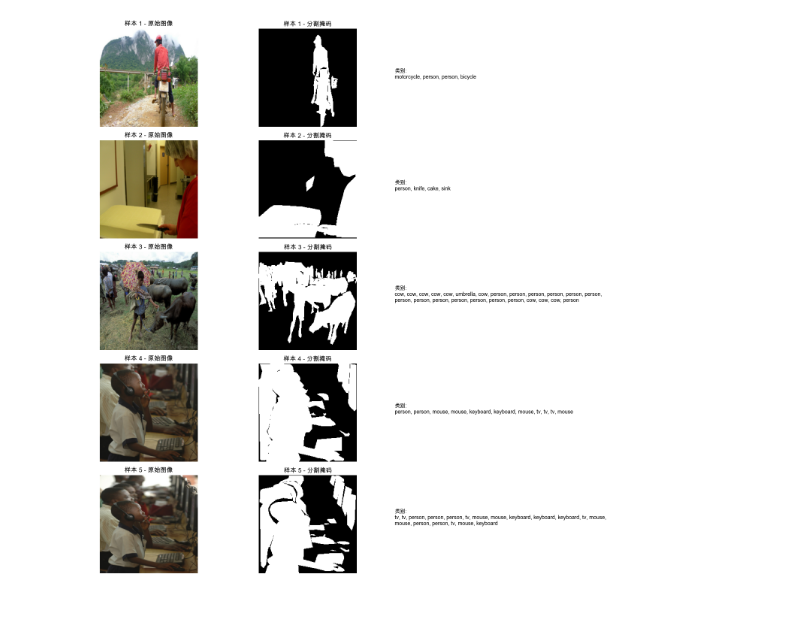
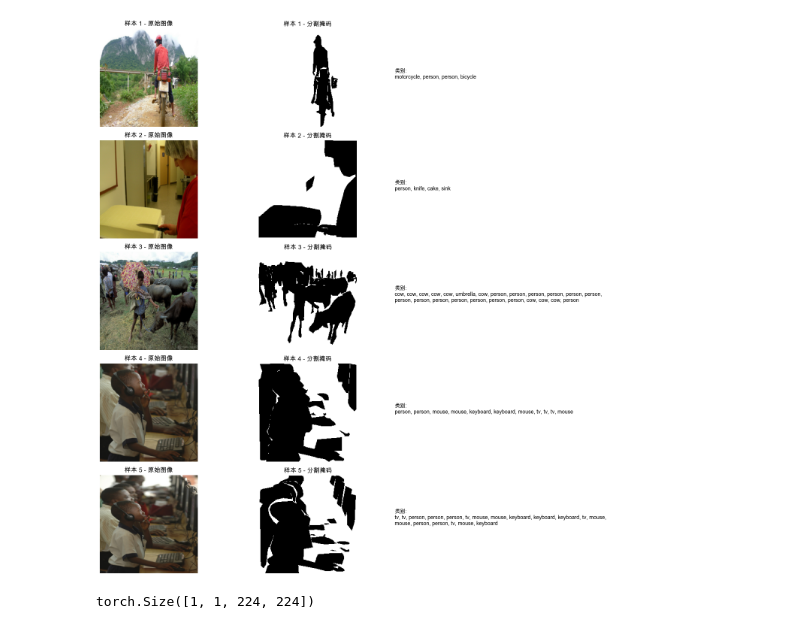
Before and after one commit to JiangZiyang0120/DeepLearning, a Jupyter notebook: models/co_salient.ipynb, the cells around one changed output. Saved outputs shown, nothing was run; the diff lists cells and outputs as text; code cells hidden in the pictures.

```diff
--- a/models/co_salient.ipynb
+++ b/models/co_salient.ipynb
@@ -30,9 +30,23 @@ class BCE_IoU_Loss(nn.Module):
         return total_loss
 # %%
 # 获得编码器的预训练版本
-import clip
+import local_clip
+import os
+import torch
+from pycocotools.coco import COCO
+from PIL import Image
 
 device = "mps" if torch.mps.is_available() else "cpu"
-pretrained_encoder, preprocess = clip.load("ViT-B/32", device=device)
+encoder, preprocess = local_clip.load("ViT-B/16", device=device)
 
-print(pretrained_encoder)
+image = preprocess(Image.open("../cocoseg/train2017/000000000009.jpg")).unsqueeze(0).to(device)
+
+# 我们修改了 local_clip，使得 encode_image 可以返回最后一层 transformer 的 feature_map
+with torch.no_grad():
+    image, feature_map = encoder.encode_image(image)
+
+# 特征向量
+print(image.shape)
+# Transformer 特征图
+# Patches = 197 = (224/16)^2 + 1
+print(feature_map.shape)
@@ -185,33 +199,33 @@ def visualize_samples(dataset, num_samples=5):
         # 转换为numpy格式用于显示
         image = image.permute(1, 2, 0).numpy()
         combined_mask = torch.any(masks > 0.5, dim=0).float().numpy()
 
         # 获取类别名称
         label_names = [dataset.get_cat_name(label.item()) for label in labels]
 
         # 绘制图像
         plt.subplot(num_samples, 3, i * 3 + 1)
         plt.imshow(image)
         plt.title(f'样本 {i+1} - 原始图像')
         plt.axis('off')
 
         # 绘制掩码
         plt.subplot(num_samples, 3, i * 3 + 2)
-        plt.imshow(combined_mask, cmap='gray')
+        plt.imshow(combined_mask, cmap='binary')
         plt.title(f'样本 {i+1} - 分割掩码')
         plt.axis('off')
 
         # 显示类别信息
         plt.subplot(num_samples, 3, i * 3 + 3)
         plt.text(0.1, 0.5, f'类别:\n{", ".join(label_names)}',
                 fontsize=10, wrap=True)
         plt.axis('off')
 
     plt.tight_layout()
     plt.show()
 
 # 可视化训练集的前5个样本
 visualize_samples(train_dataset)
 # %% [output]
-[figure, old version]
+[figure, new version]
 # %%
@@ -283,0 +265,10 @@ if __name__ == "__main__":
+# %%
+# Initialize decoder with target output size
+decoder = FPNDecoder(in_channels=256, output_size=(224, 224))
+
+# Process features of different sizes
+features = [torch.randn(1, 256, size, size) for size in [7, 14, 28, 56]]
+mask = decoder(features)  # Output size: [1, 1, 224, 224]
+mask.shape
+# %% [output]
+torch.Size([1, 1, 224, 224])
```
Also changed, not shown: parts of 7 cells of this notebook, 5 other files.
